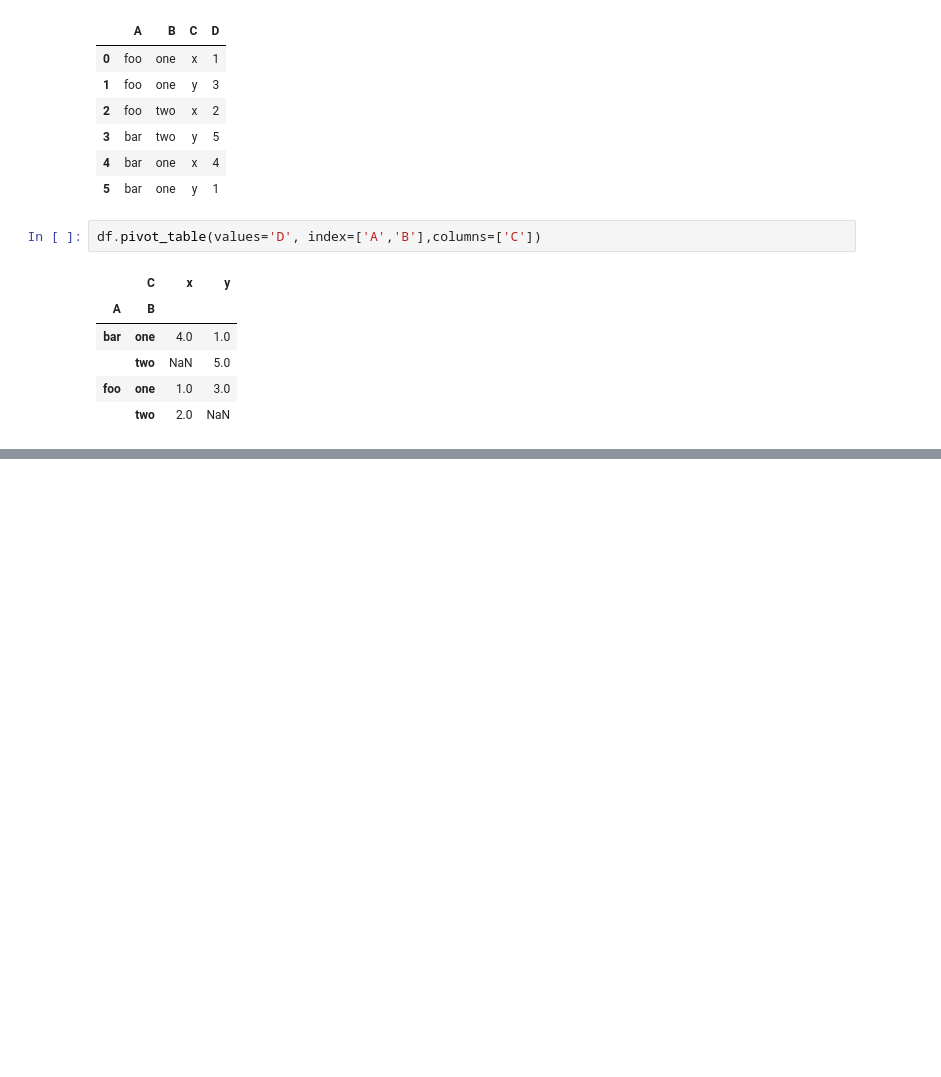
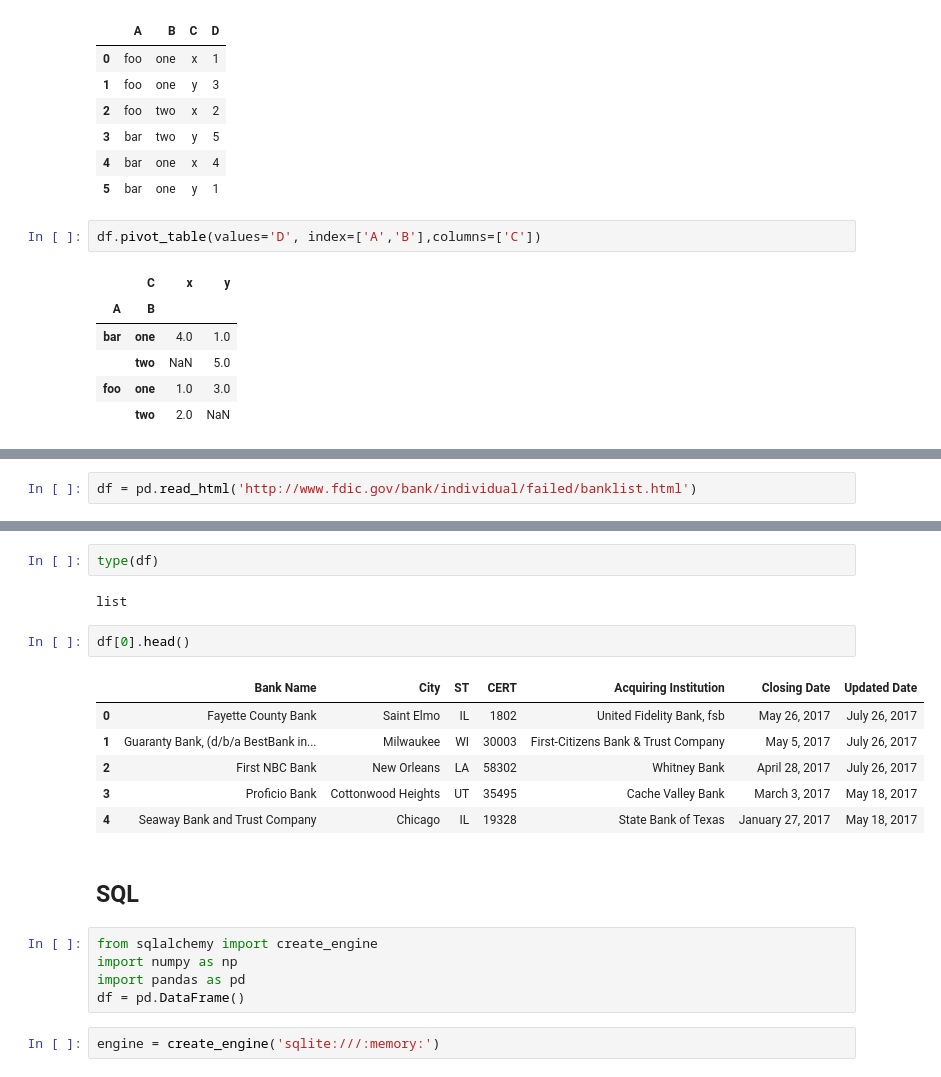
Before and after one commit to rishindrareddy/python-data-science, a Jupyter notebook: pandas/pandas-dataFrame.ipynb, the cells around one changed output, grey strips where cells are left out. Drawn from its saved outputs; the diff is of its cells as text; blank space fills up the shorter version.

Commit message:
pandas file io

```diff
--- a/pandas/pandas-dataFrame.ipynb
+++ b/pandas/pandas-dataFrame.ipynb
@@ -766,0 +819,2 @@ df.pivot_table(values='D', index=['A','B'],columns=['C'])
+# %%
+df = pd.read_html('http://www.fdic.gov/bank/individual/failed/banklist.html')
@@ -766,0 +841,22 @@ df.pivot_table(values='D', index=['A','B'],columns=['C'])
+# %%
+type(df)
+# %% [output]
+list
+# %%
+df[0].head()
+# %% [output]
+|  | Bank Name | City | ST | CERT | Acquiring Institution | Closing Date | Updated Date |
+| 0 | Fayette County Bank | Saint Elmo | IL | 1802 | United Fidelity Bank, fsb | May 26, 2017 | July 26, 2017 |
+| 1 | Guaranty Bank, (d/b/a BestBank in... | Milwaukee | WI | 30003 | First-Citizens Bank & Trust Company | May 5, 2017 | July 26, 2017 |
+| 2 | First NBC Bank | New Orleans | LA | 58302 | Whitney Bank | April 28, 2017 | July 26, 2017 |
+| 3 | Proficio Bank | Cottonwood Heights | UT | 35495 | Cache Valley Bank | March 3, 2017 | May 18, 2017 |
+| 4 | Seaway Bank and Trust Company | Chicago | IL | 19328 | State Bank of Texas | January 27, 2017 | May 18, 2017 |
+# %% [markdown]
+## SQL
+# %%
+from sqlalchemy import create_engine
+import numpy as np
+import pandas as pd
+df = pd.DataFrame()
+# %%
+engine = create_engine('sqlite:///:memory:')
```
Also changed, not shown: parts of 14 cells of this notebook, 4 other files.
